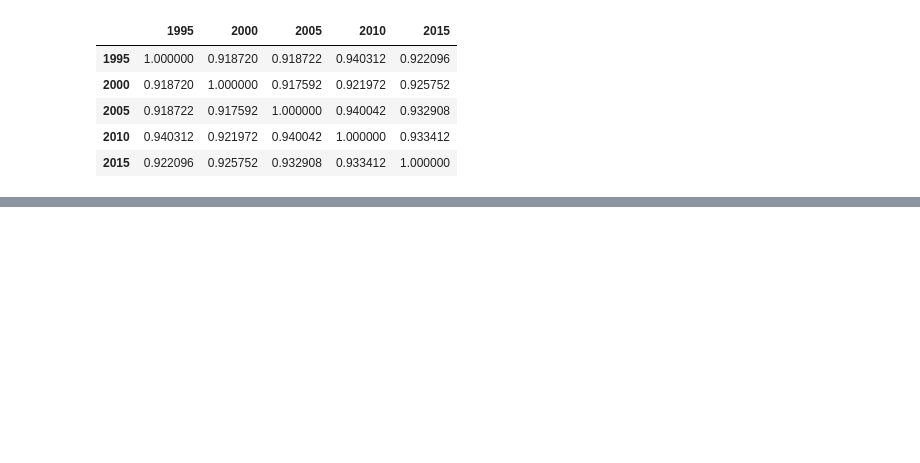
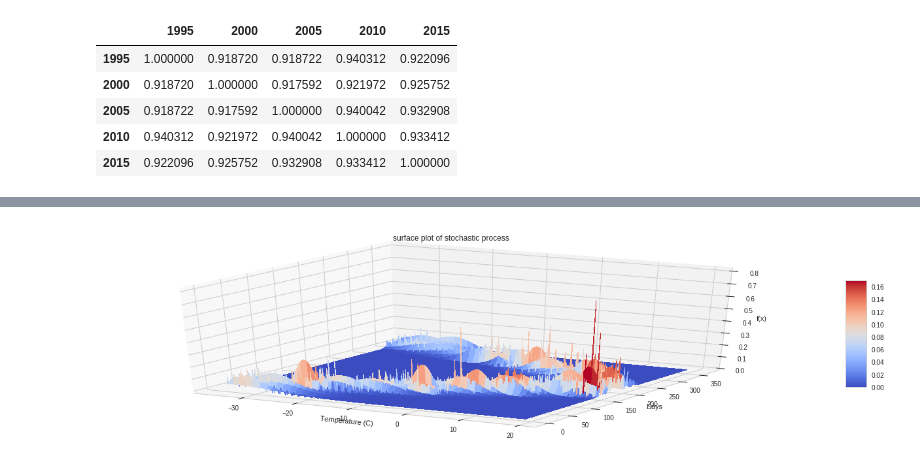
Before and after one commit to chrismaree/ICAO-Weather-Analysis-Python, a Jupyter notebook: MainFile.ipynb, the cells around one changed output, grey strips where cells are left out. Saved outputs shown, nothing was run; the diff lists cells and outputs as text; code cells hidden in the pictures; blank space fills up the shorter version.

Commit message:
Finished up question 7

```diff
--- a/MainFile.ipynb
+++ b/MainFile.ipynb
@@ -165,6 +197,9 @@ for year in weatherData:
     binsLow = np.linspace(year[:, 3].min()-0.1, year[:, 3].max()+0.1, num=10) #find the bins for the given year
     binsHigh = np.linspace(year[:, 1].min()-0.1, year[:, 1].max()+0.1, num=10)
 
+
+
+
     digitizedLow=np.digitize(year[:, 3],binsLow) #put the data into the bins
     digitizedHigh=np.digitize(year[:, 3],binsHigh)
 
@@ -174,7 +209,13 @@ for year in weatherData:
     for x in range(0,rows,2): #itterate over each year's values from the above values and set pixels colours
         image[x-1,0:451]=binColours[int(digitizedLow[int(x/2)])]
         image[x,0:451]=binColours[int(digitizedHigh[int(x/2)])]
-    printText("Tempreture blanket for year: {}".format(1995+5*counter))
-    drawImg(smp.toimage(image)) #Draw image to screen, using custom draw function to put output in window
+    printText("<h2>Tempreture blanket for year: {}</h2>".format(1995+5*counter))
+
+    displayHTML(pd.DataFrame(np.column_stack((binsLow.reshape(10,1),(binsHigh.reshape(10,1)))),
+                             columns=["Low bin","High bin"]).to_html())
+
+    outputImage = smp.toimage(image)
+    outputImage.save('WeatherBlancketsOutput/{}.png'.format(1995+5*counter))
+    drawImg(outputImage) #Draw image to screen, using custom draw function to put output in window
     counter=counter+1;
 # %% [output]
@@ -190,0 +278,41 @@ for year in weatherData:
+# %%
+plt.rcParams['figure.figsize'] = (24, 6) #Make the figure for this question bigger
+
+#define the variables to store the mean, std deviation, range for each day(temp), pdfs and a vector for number of days
+meanDay=np.zeros((365,1))
+stdDay=np.zeros((365,1))
+dayArray=np.zeros((5,1))
+pdf=np.zeros((365,365))
+dayRange=range(0,365,1)
+
+for day in dayRange:
+    for inx, year in enumerate(weatherData):
+        dayArray[inx,0]=year[:, 2][day]
+    meanDay[day]=dayArray.mean() #calculate the mean
+    stdDay[day]=dayArray.std() # calculate the standard deviation
+
+#generate a linear space of all days in the region, for the min to max temp
+tempretureSpace=np.linspace(meanDay.min(),meanDay.max(),len(weatherData[0][:,2]))
+
+#itterate over the days again, now generating the pdf
+for day in dayRange:
+    pdf[day,:]=norm.pdf(tempretureSpace,meanDay[day],stdDay[day])
+
+#convert the values to a meshgrid (return coordinate matrices from coordinate vectors)
+tempretureSpace, dayRange = np.meshgrid(tempretureSpace, dayRange)
+
+#finally, plot it as a 3d surf
+fig = plt.figure()
+ax = fig.gca(projection='3d')
+surf = ax.plot_surface(tempretureSpace, dayRange, pdf, cmap=cm.coolwarm, linewidth=0, antialiased=False)
+
+ax.set_xlabel('Temperature (C)')
+ax.set_ylabel('Days')
+ax.set_zlabel('f(x)')
+
+#add a colour bar on the side to see magnitudes
+fig.colorbar(surf, shrink=0.5, aspect=5)
+plt.title('surface plot of stochastic process')
+plt.show()
+# %% [output]
+[figure, added]
```
Also changed, not shown: parts of 14 cells of this notebook, 7 other files.
